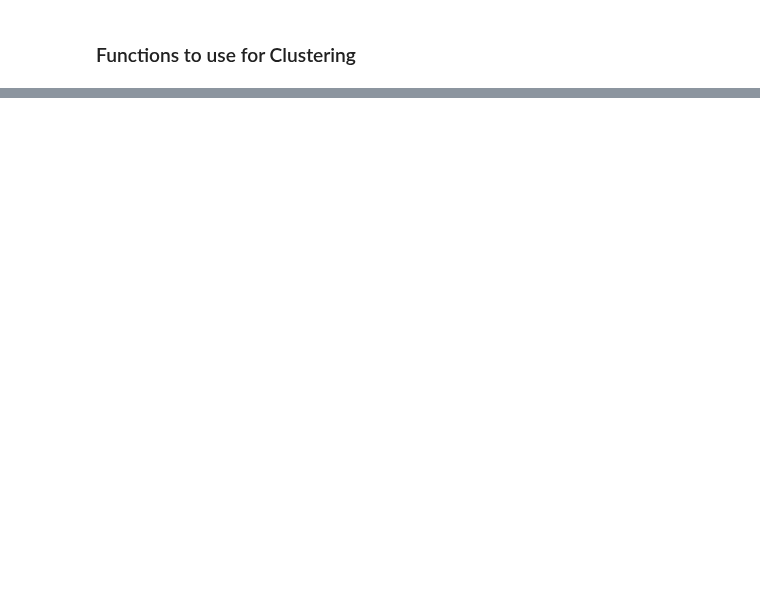
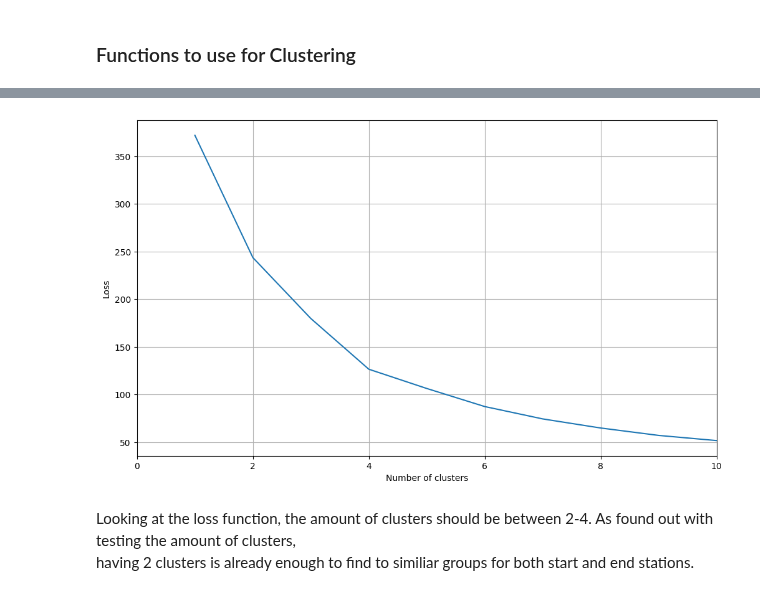
Before and after one commit to yassinehammou27/intentionally_blank, a Jupyter notebook: Team Assignment - Intentionally Blank.ipynb, the cells around one changed output, grey strips where cells are left out. Cells and saved outputs as stored; diff of their text form; code cells hidden in the pictures; blank space fills up the shorter version.

```diff
--- a/Team Assignment - Intentionally Blank.ipynb
+++ b/Team Assignment - Intentionally Blank.ipynb
@@ -447,0 +532,36 @@ describeData(df_phil_coordinates, df_phil_coordinates_scaled, cluster)
+# %%
+# Aggregation function to combine stations that have multiple stations in itself
+agg_functions = {'end_station_name': 'first', 'end_lat': 'mean', 'end_lon': 'mean', 'total_ended_trips': 'sum', 'trip_duration in minutes': 'sum', 'distance_in_km': 'sum'}
+
+# Dataframe for the sum of trip duration and distance per station
+descriptiveTripFeatures = df_phil_clustering.groupby(['end_station_name', 'end_lat', 'end_lon']).aggregate({'trip_duration in minutes': 'sum', 'distance_in_km': 'sum'}).reset_index()
+
+# Dataframe for the amount of total trips per station
+totalTripCount = df_phil_clustering.groupby(['end_station_name', 'end_lat', 'end_lon'])['end_station_name'].count().reset_index(name='total_ended_trips')
+
+# Merging both dataframes into one
+df_phil_end_stations = pd.merge(totalTripCount, descriptiveTripFeatures, on=['end_station_name', 'end_lat', 'end_lon'])
+
+# Show duplicates before aggregating them and one example
+display(df_phil_end_stations[df_phil_end_stations.duplicated(subset=['end_station_name'], keep=False)])
+display(df_phil_end_stations[df_phil_end_stations['end_station_name'] == '40th Street Station, MFL'])
+
+# Aggregation
+df_phil_end_stations = df_phil_end_stations.groupby(df_phil_end_stations['end_station_name']).aggregate(agg_functions).reset_index(drop=True)
+
+# Show duplicates after aggregating to see if they are gone
+display(df_phil_end_stations[df_phil_end_stations.duplicated(subset=['end_station_name'], keep=False)])
+display(df_phil_end_stations[df_phil_end_stations['end_station_name'] == '40th Street Station, MFL'])
+
+# Copying the original dataframe for visualization and dropping every unnecessary column for KMeans
+df_phil_end_stations_original = df_phil_end_stations.copy()
+df_phil_end_stations.drop(['end_station_name', 'end_lat', 'end_lon'], axis=1, inplace=True)
+
+# Calculating avg values for both trip duration and the distance
+df_phil_end_stations['avg_trip_duration in minutes'] = df_phil_end_stations['trip_duration in minutes'] / df_phil_end_stations['total_ended_trips']
+df_phil_end_stations['avg_distance_in_km'] = df_phil_end_stations['distance_in_km'] / df_phil_end_stations['total_ended_trips']
+
+df_phil_end_stations.drop(['trip_duration in minutes', 'distance_in_km'], axis=1, inplace=True)
+
+# Final dataframe to cluster the end stations
+df_phil_end_stations
@@ -447,0 +600,8 @@ describeData(df_phil_coordinates, df_phil_coordinates_scaled, cluster)
+# %%
+df_phil_end_stations_scaled = scalingData(df_phil_end_stations)
+calcAndPlotLoss(10, df_phil_end_stations_scaled)
+# %% [output]
+[figure, added]
+# %% [markdown]
+Looking at the loss function, the amount of clusters should be between 2-4. As found out with testing the amount of clusters,
+<br> having 2 clusters is already enough to find to similiar groups for both start and end stations.
```
Also changed, not shown: parts of 25 cells of this notebook.
